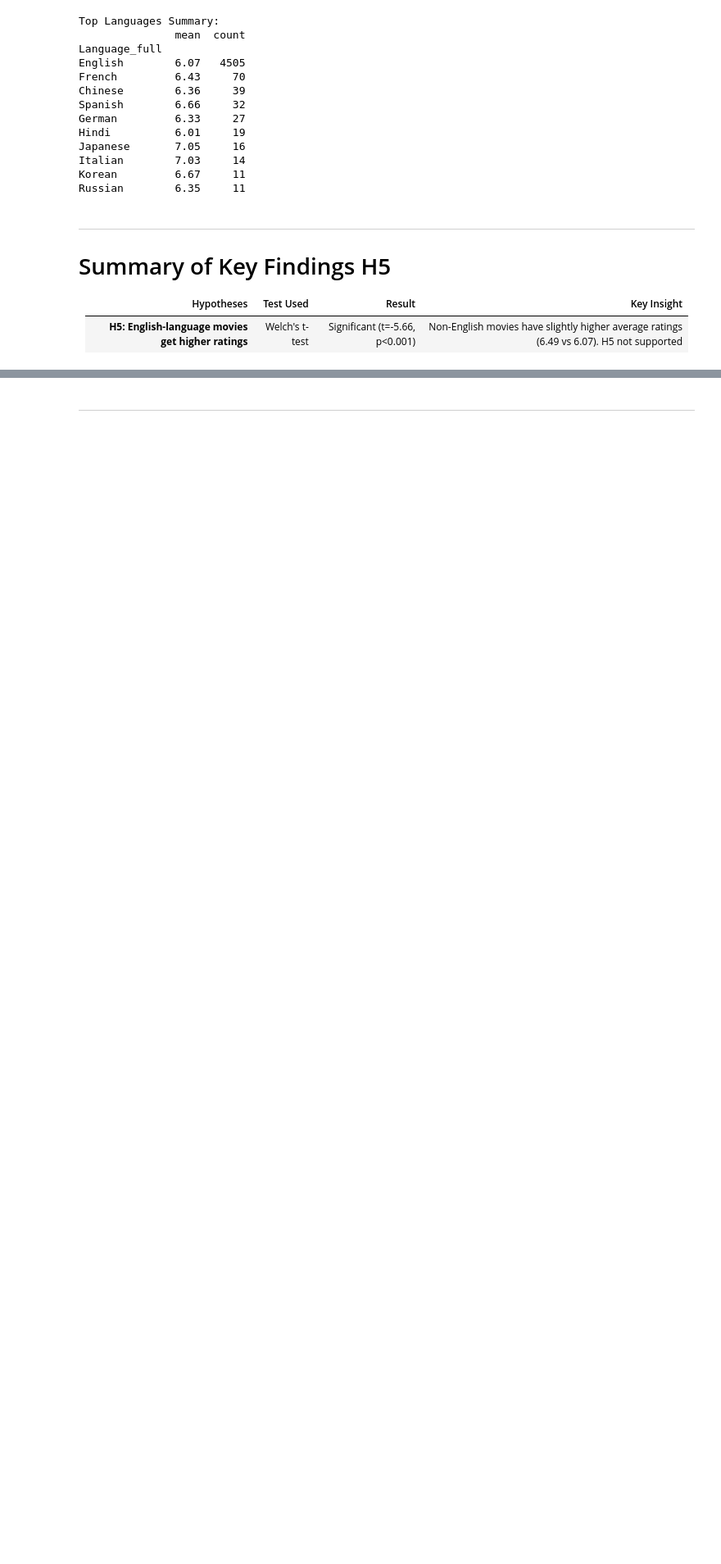
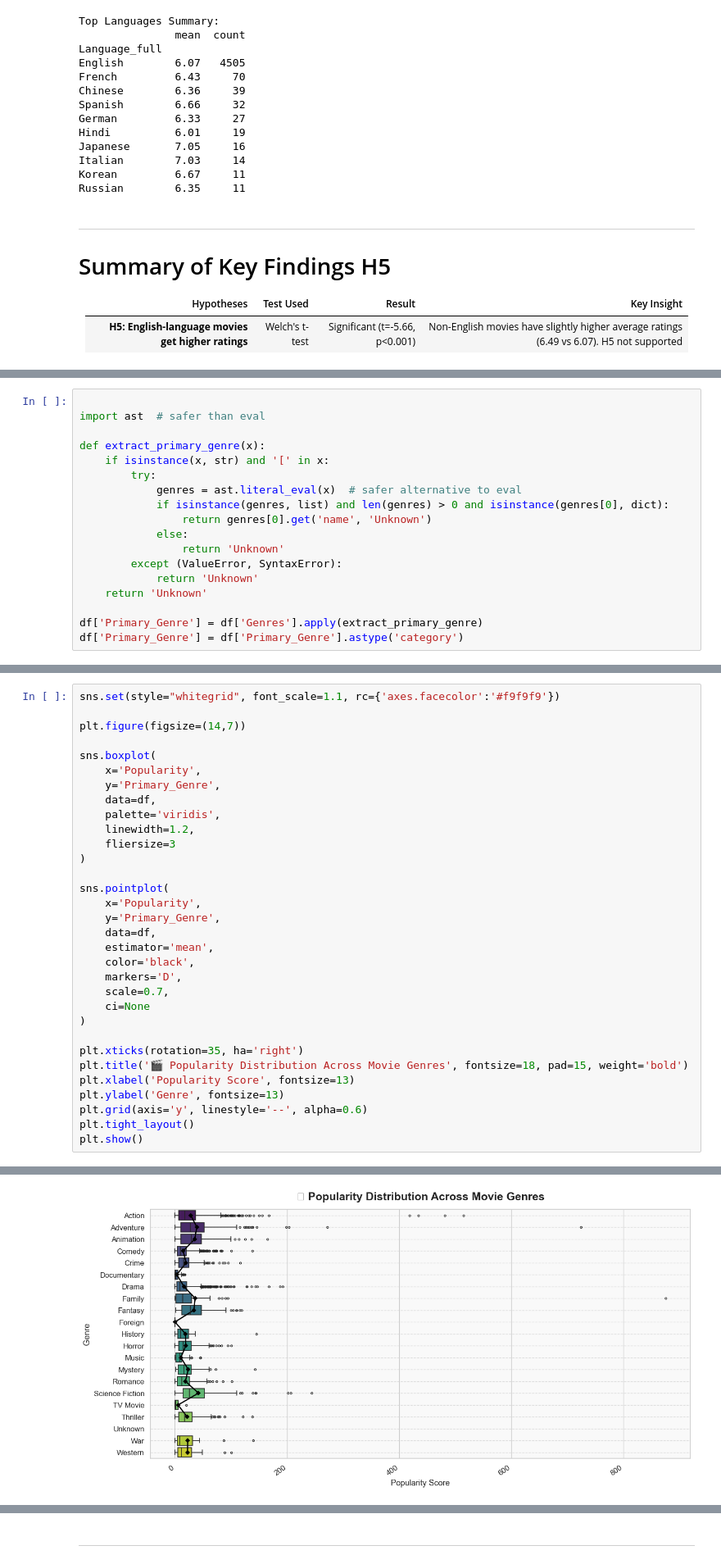
Before and after one commit to JayneLawley/Team1_TMDb_Hackathon_2, a Jupyter notebook: jupyter_notebooks/EDA.ipynb, the cells around one changed output, grey strips where cells are left out. Shown at 82% size. Cells and saved outputs as stored; diff of their text form; blank space fills up the shorter version.

```diff
--- a/jupyter_notebooks/EDA.ipynb
+++ b/jupyter_notebooks/EDA.ipynb
@@ -1566,0 +1942,18 @@ Russian        6.35     11
+# %%
+
+import ast  # safer than eval
+
+def extract_primary_genre(x):
+    if isinstance(x, str) and '[' in x:
+        try:
+            genres = ast.literal_eval(x)  # safer alternative to eval
+            if isinstance(genres, list) and len(genres) > 0 and isinstance(genres[0], dict):
+                return genres[0].get('name', 'Unknown')
+            else:
+                return 'Unknown'
+        except (ValueError, SyntaxError):
+            return 'Unknown'
+    return 'Unknown'
+
+df['Primary_Genre'] = df['Genres'].apply(extract_primary_genre)
+df['Primary_Genre'] = df['Primary_Genre'].astype('category')
@@ -1566,0 +1981,33 @@ Russian        6.35     11
+# %%
+sns.set(style="whitegrid", font_scale=1.1, rc={'axes.facecolor':'#f9f9f9'})
+
+plt.figure(figsize=(14,7))
+
+sns.boxplot(
+    x='Popularity',
+    y='Primary_Genre',
+    data=df,
+    palette='viridis',
+    linewidth=1.2,
+    fliersize=3
+)
+
+sns.pointplot(
+    x='Popularity',
+    y='Primary_Genre',
+    data=df,
+    estimator='mean',
+    color='black',
+    markers='D',
+    scale=0.7,
+    ci=None
+)
+
+plt.xticks(rotation=35, ha='right')
+plt.title('🎬 Popularity Distribution Across Movie Genres', fontsize=18, pad=15, weight='bold')
+plt.xlabel('Popularity Score', fontsize=13)
+plt.ylabel('Genre', fontsize=13)
+plt.grid(axis='y', linestyle='--', alpha=0.6)
+plt.tight_layout()
+plt.show()
+# %% [output]
@@ -1566,0 +2025 @@ Russian        6.35     11
+[figure, added]
```
Also changed, not shown: parts of 53 cells of this notebook, 1 other file.
